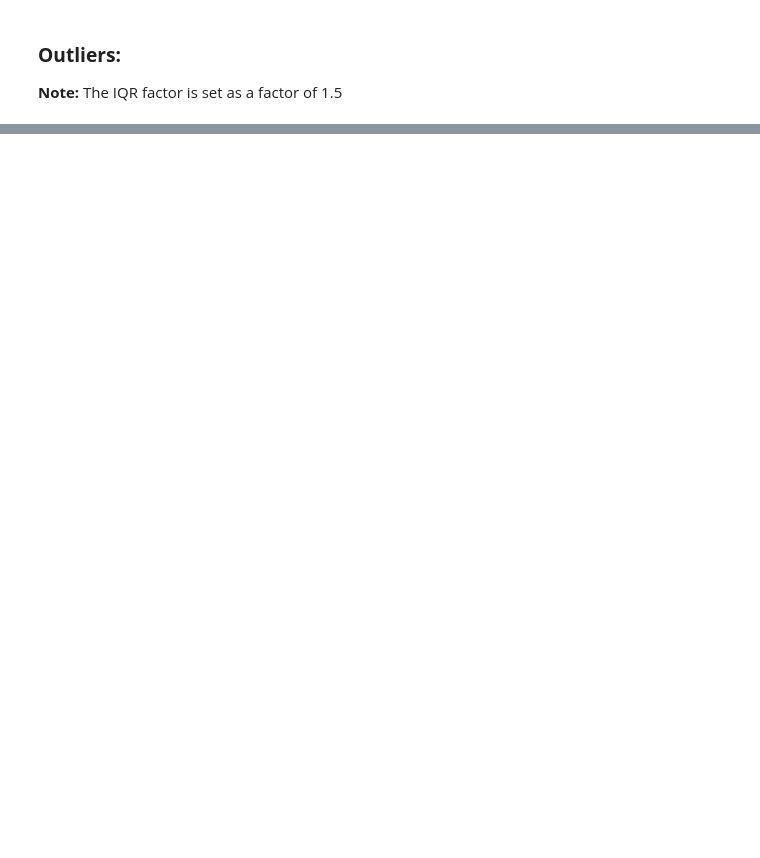
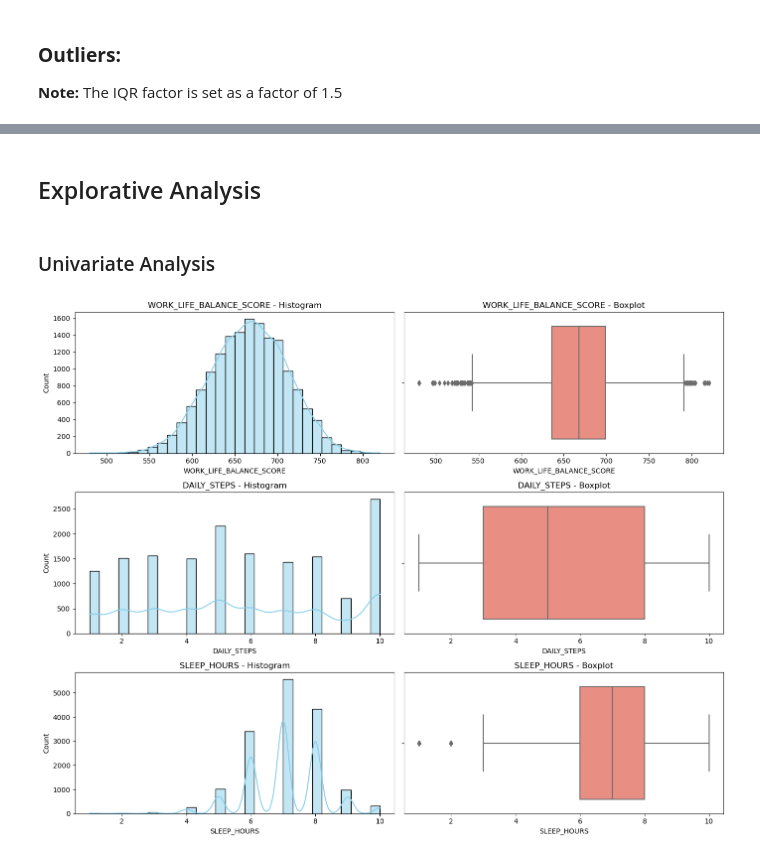
Before and after one commit to amsun001/Project_DataScience-lifestyle-and-wellbeing, a Jupyter notebook: Script/LifestyleAndWellbeing.ipynb, the cells around one changed output, grey strips where cells are left out. Cells and saved outputs as stored; diff of their text form; code cells hidden in the pictures; blank space fills up the shorter version.

Commit message:
Added explorative data analysis

```diff
--- a/Script/LifestyleAndWellbeing.ipynb
+++ b/Script/LifestyleAndWellbeing.ipynb
@@ -175,0 +166,21 @@ Empty DataFrame
+# %% [markdown]
+## Explorative Analysis
+# %% [markdown]
+### Univariate Analysis
+# %%
+fig, axes = plt.subplots(3, 2, figsize=(14, 12))
+
+# List of features to plot
+features = ['WORK_LIFE_BALANCE_SCORE', 'DAILY_STEPS', 'SLEEP_HOURS']
+
+for i, feature in enumerate(features):
+    sns.histplot(csv_data[feature], bins=30, kde=True, ax=axes[i, 0], color='skyblue')
+    axes[i, 0].set_title(f'{feature} - Histogram')
+
+    sns.boxplot(x=csv_data[feature], ax=axes[i, 1], color='salmon')
+    axes[i, 1].set_title(f'{feature} - Boxplot')
+
+plt.tight_layout(rect=[0, 0.03, 1, 0.95])
+plt.show()
+# %% [output]
+[figure, added]
```
Also changed, not shown: parts of 10 cells of this notebook.
